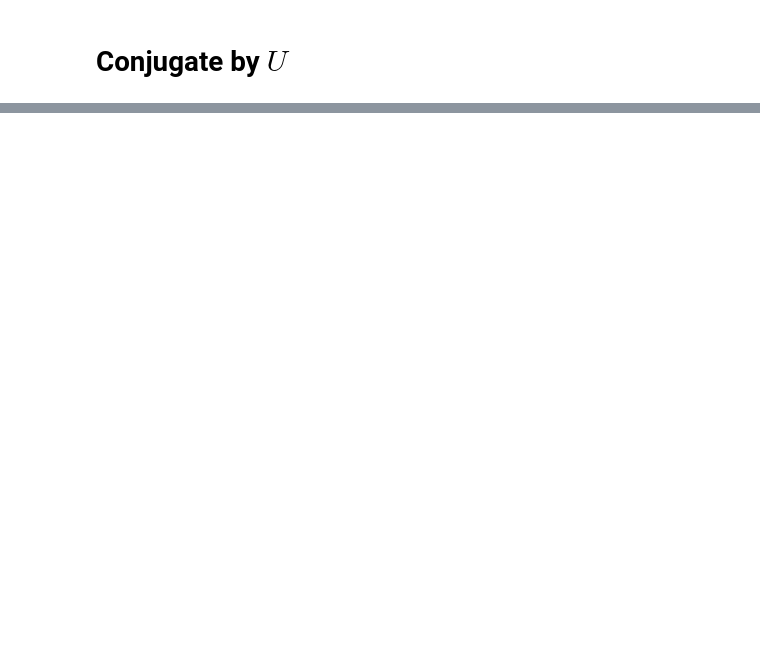
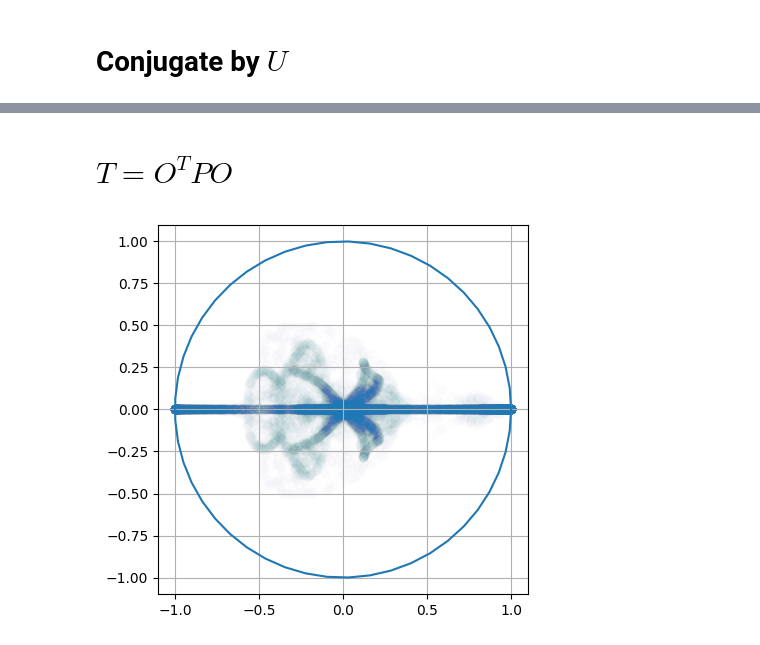
Before and after one commit to Renmusxd/SimpleUnitaryBuilder, a Jupyter notebook: jupyter/TestProjectors.ipynb, the cells around one changed output, grey strips where cells are left out. Cells and saved outputs as stored; diff of their text form; code cells hidden in the pictures; blank space fills up the shorter version.

```diff
--- a/jupyter/TestProjectors.ipynb
+++ b/jupyter/TestProjectors.ipynb
@@ -125,0 +232,2 @@ pyplot.show()
+# %%
+N = 5
@@ -125,0 +245,6 @@ pyplot.show()
+# %%
+ortho_eigenvals = []
+for i in range(1000):
+    eigs = run_once_ortho(N=N)
+    ortho_eigenvals.extend(eigs)
+ortho_eigenvals = numpy.array(ortho_eigenvals)
@@ -125,0 +275,14 @@ pyplot.show()
+# %%
+angles = numpy.linspace(0,2*numpy.pi)
+unit_circ_x = numpy.cos(angles)
+unit_circ_y = numpy.sin(angles)
+# %% [markdown]
+# $T = O^T P O$
+# %%
+pyplot.scatter(ortho_eigenvals.real, ortho_eigenvals.imag, alpha=0.0075)
+pyplot.gca().set_aspect('equal')
+pyplot.plot(unit_circ_x, unit_circ_y)
+pyplot.grid()
+pyplot.show()
+# %% [output]
+[figure, added]
```
Also changed, not shown: parts of 35 cells of this notebook.
